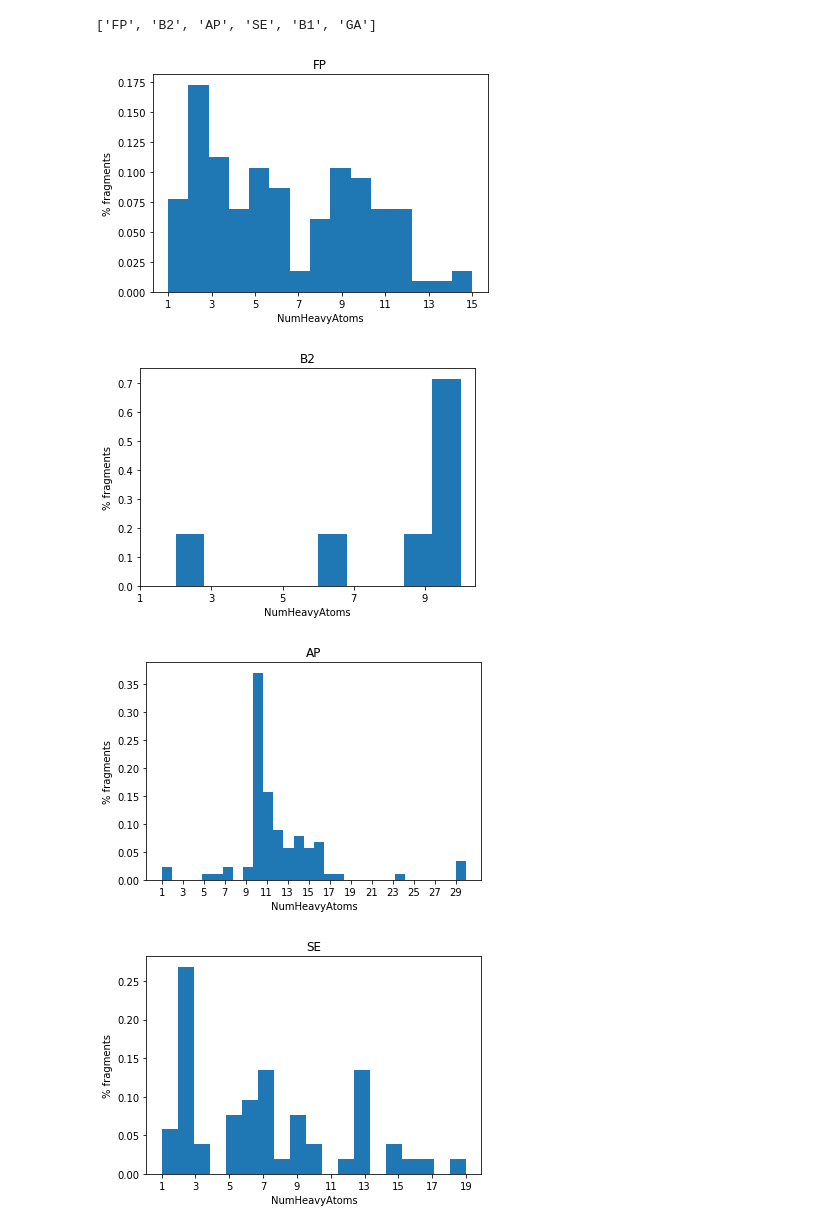
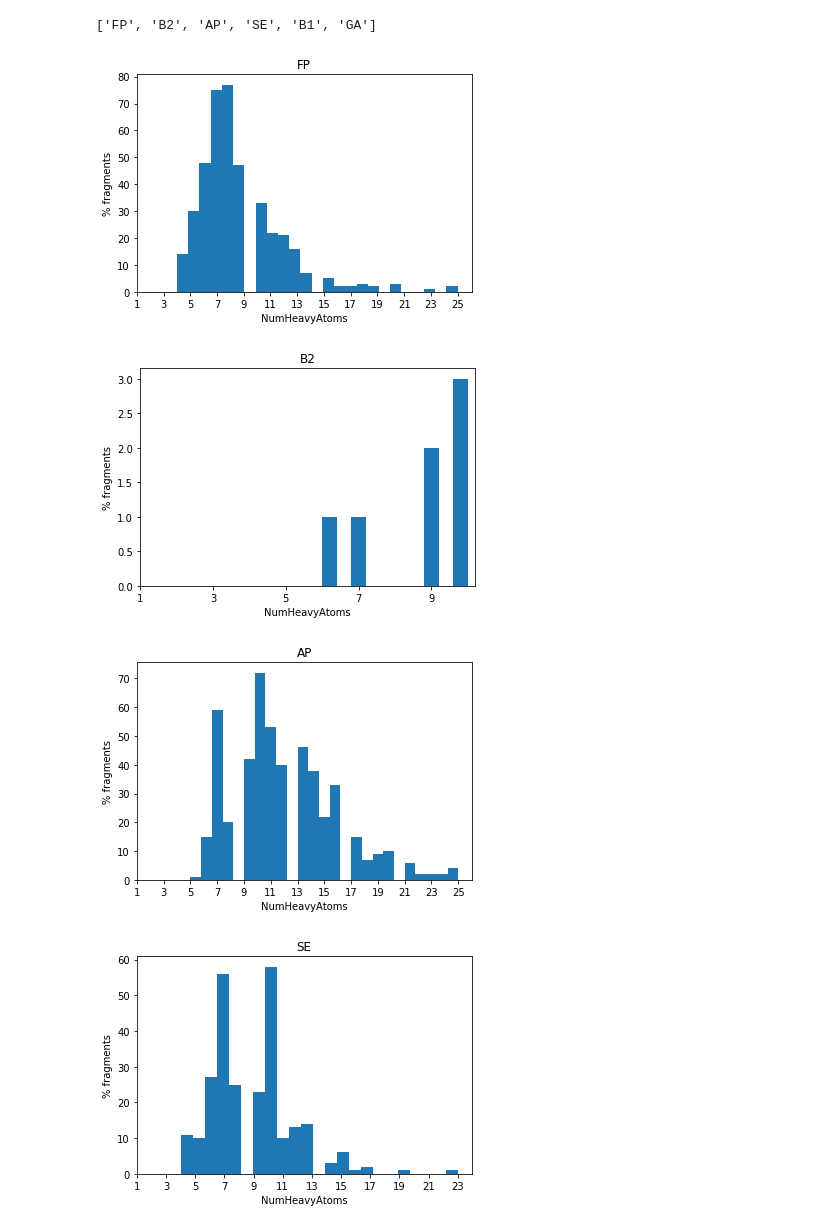
Before and after one commit to volkamerlab/KinaseFocusedFragmentLibrary, a Jupyter notebook: analyze_results/plots.ipynb, the cells around one changed output. Saved outputs shown, nothing was run; the diff lists cells and outputs as text; code cells hidden in the pictures.

Commit message:
deal with large fragments

```diff
--- a/analyze_results/plots.ipynb
+++ b/analyze_results/plots.ipynb
@@ -15,30 +16,35 @@ subpockets
 # %% [output]
 ['FP', 'B2', 'AP', 'SE', 'B1', 'GA']
 # %%
+# draw histograms with size of fragments in each subpocket
+
+# iterate over subpockets
 for i, folder in enumerate(folders):
 
     allFragments = set()
     numAtoms = []
     files = glob.glob(folder+'/*.sdf')
+    # iterate over kinases
     for file in files:
         fragments = Chem.SDMolSupplier(file)
+        # iterate over fragments
         for fragment in fragments:
             allFragments.update([fragment])
             numAtoms.append(fragment.GetNumHeavyAtoms())
             tmp = AllChem.Compute2DCoords(fragment)
 
-    img = Draw.MolsToGridImage(allFragments,molsPerRow=6,subImgSize=(200,200))
-    img.save(folder+'/all_fragments.png')
+    # img = Draw.MolsToGridImage(allFragments,molsPerRow=10,subImgSize=(200,200))
+    # img.save(folder+'/all_fragments.png')
 
-    plt.hist(numAtoms, density=True, bins=max(numAtoms))
+    plt.hist(numAtoms, density=False, bins=max(numAtoms))
     plt.title(subpockets[i])
     plt.xlabel('NumHeavyAtoms')
     plt.xticks(np.arange(1, max(numAtoms)+1, 2))
     plt.ylabel('% fragments')
-    plt.savefig(folder+'/NumHeavyAtoms_21.03.png')
+    plt.savefig(folder+'/NumHeavyAtoms.png')
     plt.show()
 # %% [output]
-[figure, old version]
+[figure, new version]
-[figure, old version]
+[figure, new version]
-[figure, old version]
+[figure, new version]
-[figure, old version]
+[figure, new version]
```
Also changed, not shown: parts of 3 cells of this notebook, 4 other files.
